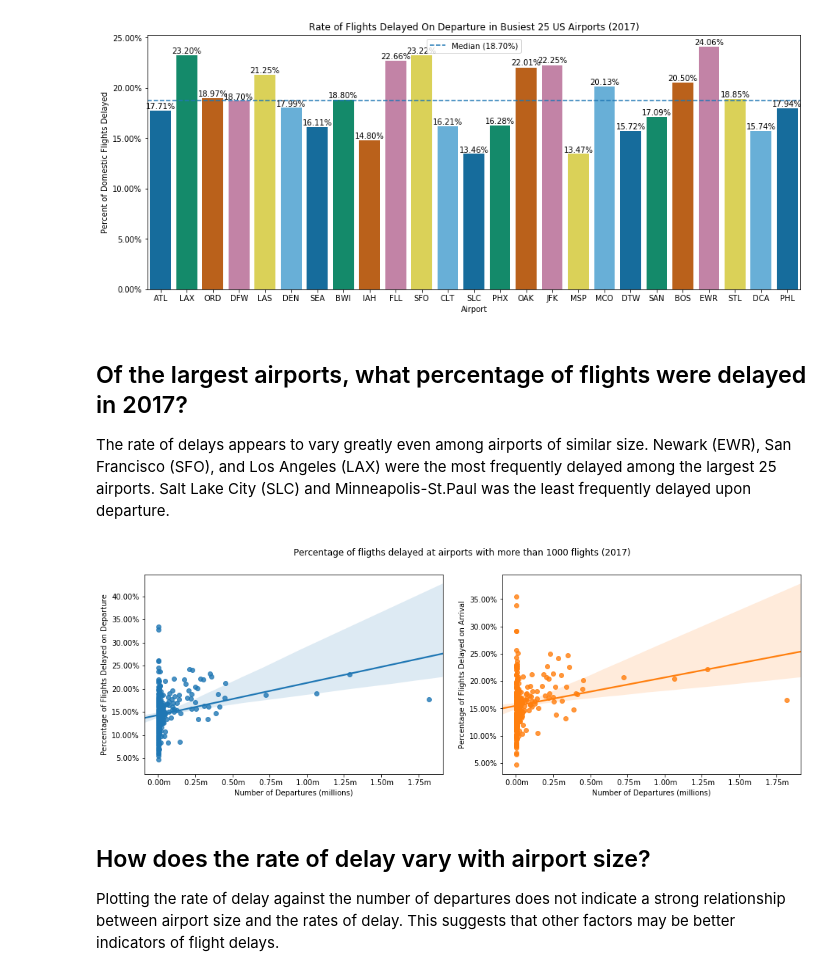
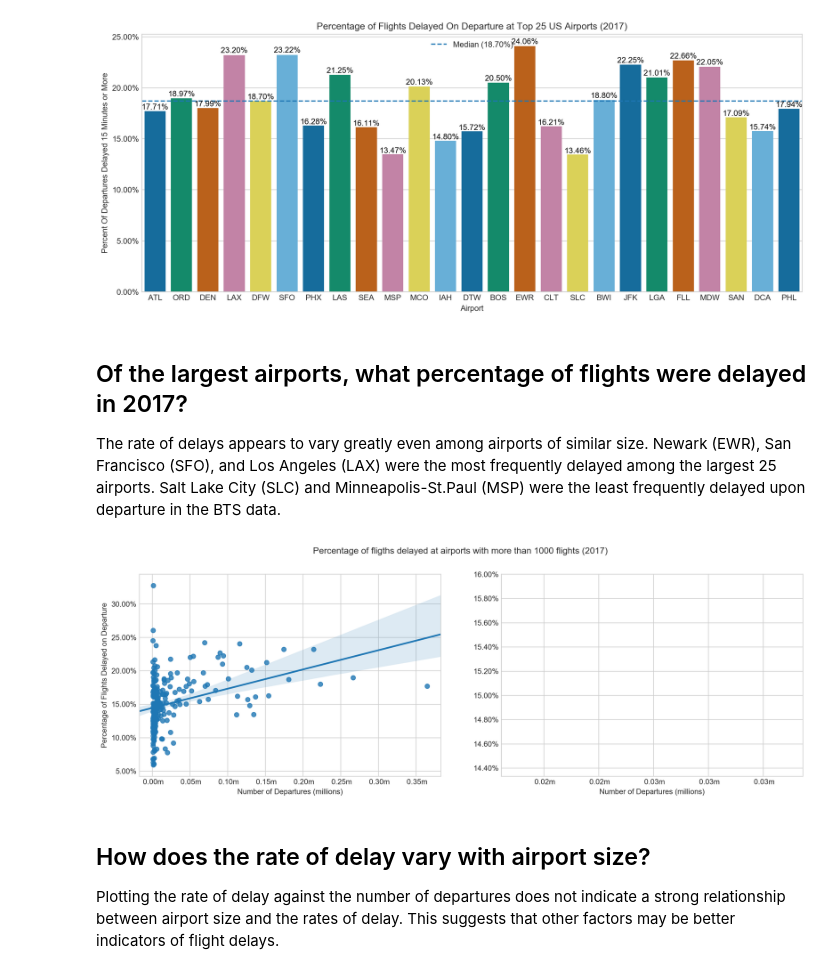
Before and after one commit to aviationweather/airport-delays, a Jupyter notebook: notebooks/eda/busiest-airports.ipynb, the cells around one changed output. Cells and saved outputs as stored; diff of their text form; code cells hidden in the pictures.

```diff
--- a/notebooks/eda/busiest-airports.ipynb
+++ b/notebooks/eda/busiest-airports.ipynb
@@ -5,5 +5,6 @@ import matplotlib.pyplot as plt
 import seaborn as sns
 from sqlalchemy import create_engine
 from datetime import date
+sns.set_style("whitegrid")
 
 %matplotlib inline
@@ -10,34 +84,35 @@ from datetime import date
 # %%
-def get_annual_flights_by_airport(year=2017):
+def get_annual_departures_by_airport(year=2017):
     """ Return a dataframe flight counts by day of week and year  """
     engine = create_engine('sqlite:///./../../data/processed/airlines.db')
 
     with engine.connect() as conn:
         annual_flights = pd.read_sql("""
             SELECT
-                f.origin_airport_id as airport_id,
+                f.origin_airport_sequence_id as airport_id,
                 a.display_airport_name as airport_name,
                 f.origin as origin_airport,
                 f.year as year,
-                SUM(f.flights) AS flights,
-                SUM(f.departure_was_delayed_15) AS departure_delays,
-                SUM(f.arrival_was_delayed_15) AS arrival_delays
+                f.month as month,
+                count(f.origin_airport_sequence_id) AS departures,
+                SUM(f.departure_was_delayed_15) AS departure_delays
             FROM
                 flights AS f
             JOIN
                 airports as a
             ON
-                f.origin_airport_id = a.airport_id
+                f.origin_airport_sequence_id = a.airport_seq_id
             WHERE
                 f.year = :year
             GROUP BY
-                f.month, f.year, f.origin
+                f.origin_airport_id, a.display_airport_name, f.origin, f.year, f.month
         """, conn,
         params={'year': year})
-    return annual_flights
+
+    return annual_flights.sort_values('departures', ascending=False)
 
 # Get summary data for selected date range, counting flights delayed more than 15 minutes on departure
-annual_flights_by_airport = get_annual_flights_by_airport(2017)
-annual_flights_by_airport.info()
+departures = get_annual_departures_by_airport(2017)
+departures.info()
 # %% [output]
 <class 'pandas.core.frame.DataFrame'>
@@ -55,11 +130,8 @@ memory usage: 194.3+ KB
 # %%
-f = annual_flights_by_airport.groupby(
-        ['airport_name', 'origin_airport', 'year', 'airport_id']
-    ).sum()[['flights', 'departure_delays', 'arrival_delays']]
+f = departures.groupby(['airport_name', 'origin_airport', 'year']).sum()[['departures', 'departure_delays']]
 
-f['fraction_delayed_on_departure'] = f['departure_delays'] / f['flights']
-f['fraction_delayed_on_arrival'] = f['arrival_delays'] / f['flights']
+f['departure_delay_fraction'] = f['departure_delays'] / f['departures']
 
-f = f.sort_values('flights', ascending=False)
+f = f.sort_values('departures', ascending=False)
 f.head(25)
 # %% [output]
@@ -132,64 +201,61 @@ Based on 2017 BTS data, more than 17 million domestic flights departed from 3551
 def plot_rates_of_delay(data):
     count = len(data)
 
-    ax, fig = plt.subplots(figsize=(15, 6))
+    ax, fig = plt.subplots(figsize=(15, 6), dpi=240)
     color = sns.color_palette('colorblind')
     ax = sns.barplot(
         x='origin_airport',
-        y='fraction_delayed_on_departure',
+        y='departure_delay_fraction',
         data=data,
         palette=color
     )
-    plt.title(f'Rate of Flights Delayed On Departure in Busiest {count} US Airports (2017)')
+    plt.title(f'Percentage of Flights Delayed On Departure at Top {count} US Airports (2017)')
     plt.xlabel('Airport')
-    plt.ylabel('Percent of Domestic Flights Delayed')
+    plt.ylabel('Percent Of Departures Delayed 15 Minutes or More')
 
-    median = data['fraction_delayed_on_departure'].median()
+    median = data['departure_delay_fraction'].median()
     median_percent = '{:3.2f}%'.format(median * 100)
     hline = ax.axhline(
-        y=data['fraction_delayed_on_departure'].median(),
+        y=data['departure_delay_fraction'].median(),
         xmin=0,
         xmax=1,
         linestyle='--',
         label=f'Median ({median_percent})',
     )
 
 
     vals = ax.get_yticks()
     ax.set_yticklabels(['{:3.2f}%'.format(x*100) for x in vals])
 
     for p in ax.patches:
         height = p.get_height()
         label_string = '{:3.2f}%'.format(height * 100)
         ax.text(p.get_x()+p.get_width()/2.,
                 height * 1.01,
                 label_string,
                 ha="center", color='black')
 
     plt.legend(handles=[hline], loc='upper center')
-    plt.savefig('../../reports/figures/busiest-airports-by-rate-of-departure-delay.png')
+    plt.savefig('../../reports/figures/busiest-airports-by-rate-of-departure-delay.png', bbox_inches='tight')
     plt.show()
 
 plot_rates_of_delay(f.head(25).reset_index())
 # %% [output]
-[figure, old version]
+[figure, new version]
 # %% [markdown]
 ## Of the largest airports, what percentage of flights were delayed in 2017?
 
-The rate of delays appears to vary greatly even among airports of similar size.  Newark (EWR), San Francisco (SFO), and Los Angeles (LAX) were the most frequently delayed among the largest 25 airports.  Salt Lake City (SLC) and Minneapolis-St.Paul was the least frequently delayed upon departure.
+The rate of delays appears to vary greatly even among airports of similar size.  Newark (EWR), San Francisco (SFO), and Los Angeles (LAX) were the most frequently delayed among the largest 25 airports.  Salt Lake City (SLC) and Minneapolis-St.Paul (MSP) were the least frequently delayed upon departure in the BTS data.
 # %%
 def plot_rates_of_delay_against_airport_size(data, minimum_flight_count=5000):
-    d = data[data['flights'] > minimum_flight_count]
+    d = data[data['departures'] > minimum_flight_count]
 
     a4_dims = (16, 5)
     color = sns.color_palette('colorblind')
-    fig, (ax1, ax2) = plt.subplots(nrows=1, ncols=2, figsize=a4_dims)
+    fig, (ax1, ax2) = plt.subplots(nrows=1, ncols=2, figsize=a4_dims, dpi=240)
 
-    _ = sns.regplot(data=d, x='flights', y='fraction_delayed_on_departure', fit_reg=True, ax=ax1)
+    _ = sns.regplot(data=d, x='departures', y='departure_delay_fraction', fit_reg=True, ax=ax1)
     _ = ax1.set_ylabel('Percentage of Flights Delayed on Departure')
-
-    _ = sns.regplot(data=d, x='flights', y='fraction_delayed_on_arrival', fit_reg=True, ax=ax2)
-    _ = ax2.set_ylabel('Percentage of Flights Delayed on Arrival')
 
     _ = plt.suptitle(f"Percentage of fligths delayed at airports with more than {minimum_flight_count} flights (2017)")
 
@@ -202,12 +268,12 @@ def plot_rates_of_delay_against_airport_size(data, minimum_flight_count=5000):
         one_million = 1e6
         vals = ax.get_xticks()
         _ = ax.set_xticklabels(['{:5.2f}m'.format(x / one_million) for x in vals])
-    plt.savefig('../../reports/figures/airport-size-versus-rate-of-delay.png')
+    plt.savefig('../../reports/figures/airport-size-versus-rate-of-delay.png', bbox_inches='tight')
     plt.show()
 
 plot_rates_of_delay_against_airport_size(f, 1000)
 # %% [output]
-[figure, old version]
+[figure, new version]
 # %% [markdown]
 ## How does the rate of delay vary with airport size?
 
```
Also changed, not shown: parts of 8 cells of this notebook, 11 other files.
